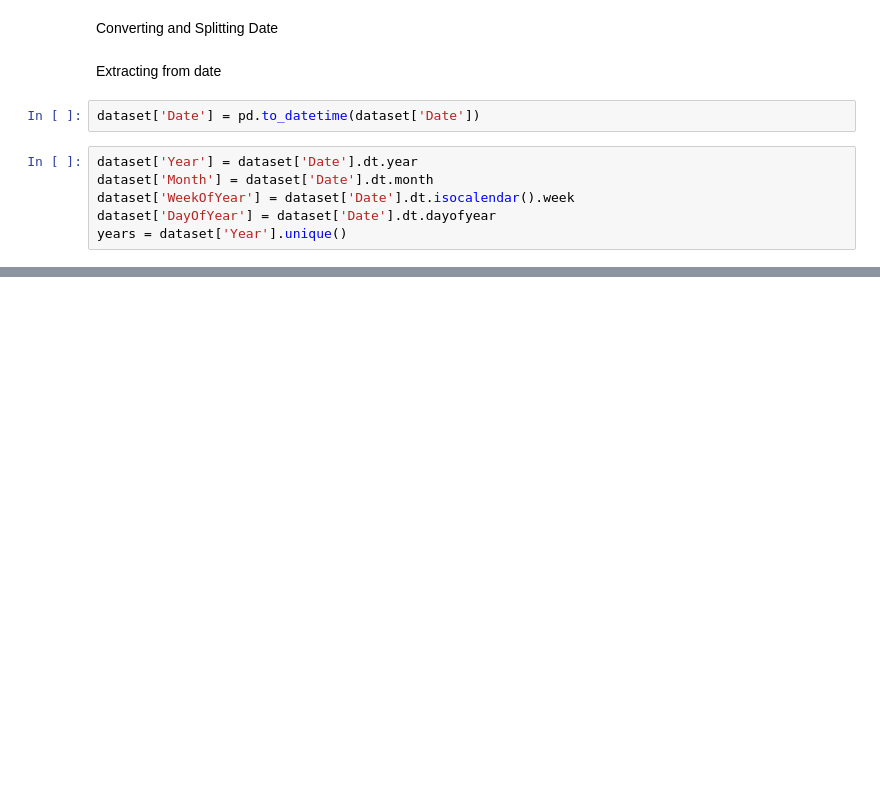
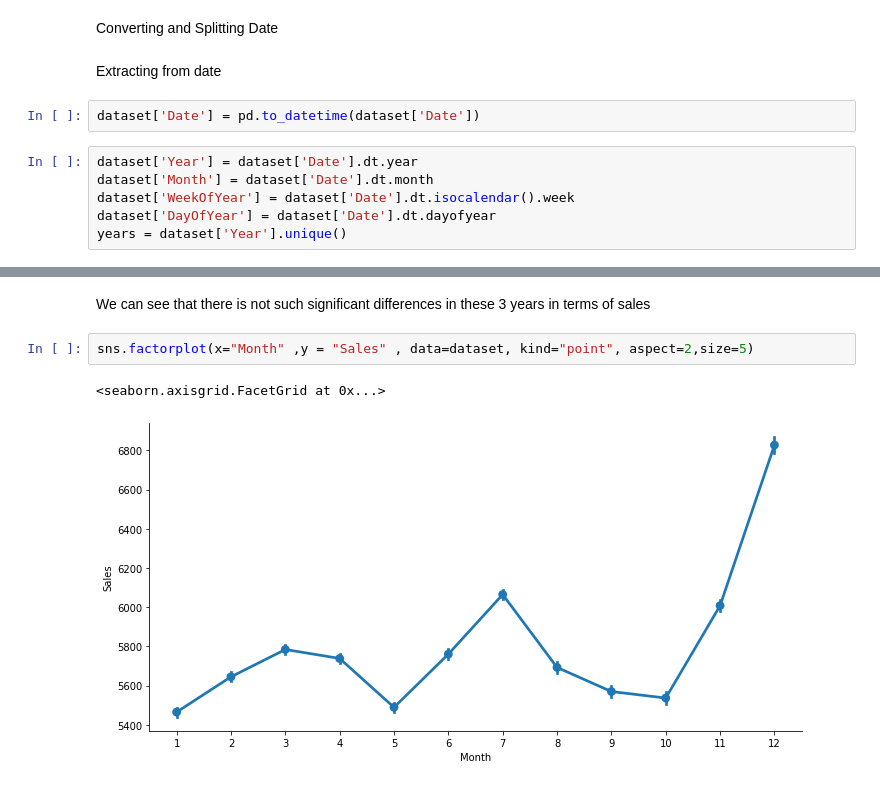
Before and after one commit to kdhaw6/Retail-Sales-Analysis---Regression-Project, a Jupyter notebook: Kunal_Dhawan_Project_Retail_Sales_Prediction.ipynb, the cells around one changed output, grey strips where cells are left out. Cells and saved outputs as stored; diff of their text form; blank space fills up the shorter version.

```diff
--- a/Kunal_Dhawan_Project_Retail_Sales_Prediction.ipynb
+++ b/Kunal_Dhawan_Project_Retail_Sales_Prediction.ipynb
@@ -272,0 +206,7 @@ plt.show()
+# %% [markdown]
+We can see that there is not such significant differences in these 3 years in terms of sales
+# %%
+sns.factorplot(x="Month" ,y = "Sales" , data=dataset, kind="point", aspect=2,size=5)
+# %% [output]
+<seaborn.axisgrid.FacetGrid at 0x...>
+[figure, added]
```
Also changed, not shown: parts of 43 cells of this notebook.
